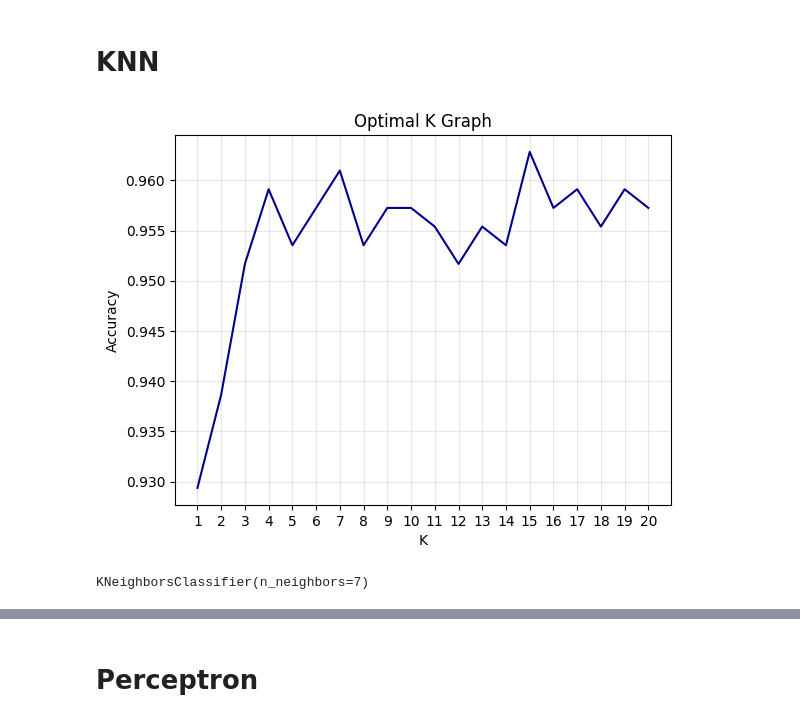
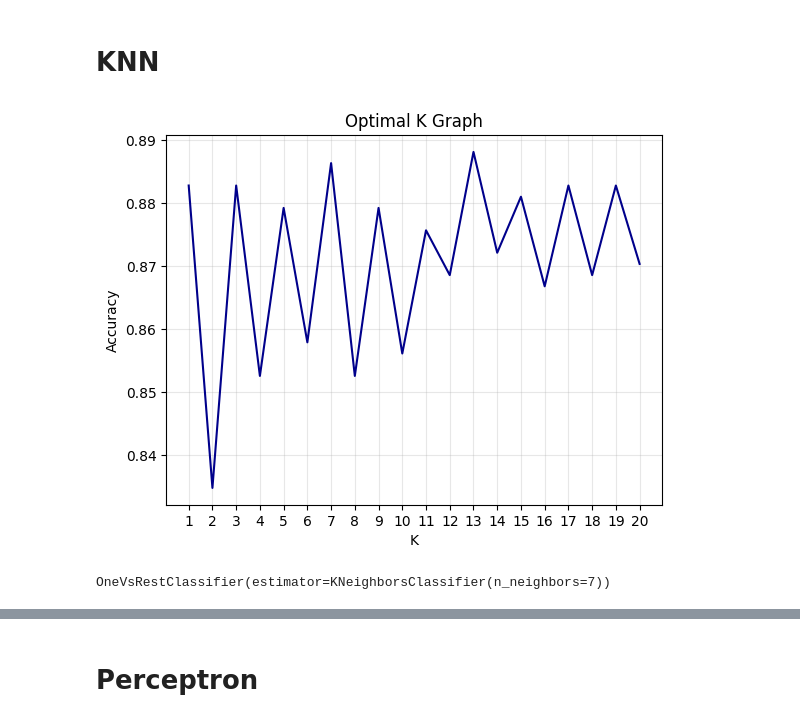
Before and after one commit to alex-bolshunov/Plant-Disease-Detection, a Jupyter notebook: plant_disease_modeling.ipynb, the cells around one changed output, grey strips where cells are left out. Cells and saved outputs as stored; diff of their text form; code cells hidden in the pictures.

Commit message:
change dataset to resampled, add roc_curve

```diff
--- a/plant_disease_modeling.ipynb
+++ b/plant_disease_modeling.ipynb
@@ -226,9 +265,9 @@ X, y = df.drop(LBL, axis = 1), df.loc[:, LBL].to_numpy().astype("int")
 # %%
 #split dataset
-X_train, X_test, y_train, y_test = train_test_split(X, y, test_size=TEST_SIZE, random_state=RANDOM_STATE)
+X_train, X_test, y_train, y_test = train_test_split(X, y_bin, test_size=TEST_SIZE, random_state=RANDOM_STATE)
 # %%
 #define and train model
-naive_bayes = GaussianNB()
+naive_bayes = OneVsRestClassifier(GaussianNB())
 
 naive_bayes.fit(X_train, y_train)
 # %% [output]
@@ -271,36 +312,38 @@ metrics.plot_confucion_matrix(y_test, y_pred, "Naive Bayes", save_fig = True, pa
 robust = RobustScaler()
 
 X, y = robust.fit_transform(df.drop(LBL, axis = 1)), df.loc[:, LBL].to_numpy().astype("int")
+
+y_bin = label_binarize(y, classes=[0, 1, 2])
 # %%
 #split dataset
-X_train, X_test, y_train, y_test = train_test_split(X, y, test_size=TEST_SIZE, random_state=RANDOM_STATE)
+X_train, X_test, y_train, y_test = train_test_split(X, y_bin, test_size=TEST_SIZE, random_state=RANDOM_STATE)
 # %%
 acc = []
 k_values = np.arange(1,21)
 
 for k in k_values:
-    knn = KNeighborsClassifier(n_neighbors=k)
+    knn = OneVsRestClassifier(KNeighborsClassifier(n_neighbors=k))
     knn.fit(X_train, y_train)
     y_pred = knn.predict(X_test)
     acc.append(accuracy_score(y_test, y_pred))
 
 plt.plot(k_values, acc, c = "darkblue", zorder = 5)
 plt.xticks(k_values)
 plt.xlabel("K")
 plt.ylabel("Accuracy")
 plt.title("Optimal K Graph")
 plt.grid(alpha = 0.3, zorder = 1)
 plt.savefig("knn_optimal_k.jpg")
 plt.show()
 # %% [output]
-[figure, old version]
+[figure, new version]
 # %%
 #define and train model
-knn = KNeighborsClassifier(n_neighbors=7)
+knn = OneVsRestClassifier(KNeighborsClassifier(n_neighbors=7))
 
 knn.fit(X_train, y_train)
 # %% [output]
-KNeighborsClassifier(n_neighbors=7)
+OneVsRestClassifier(estimator=KNeighborsClassifier(n_neighbors=7))
 # %%
 #predict
 y_pred = knn.predict(X_test)
```
Also changed, not shown: parts of 38 cells of this notebook.
